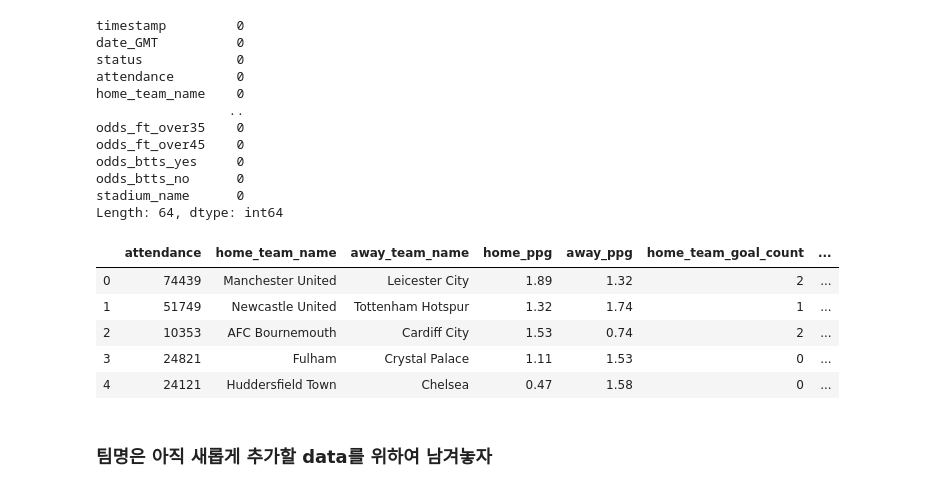
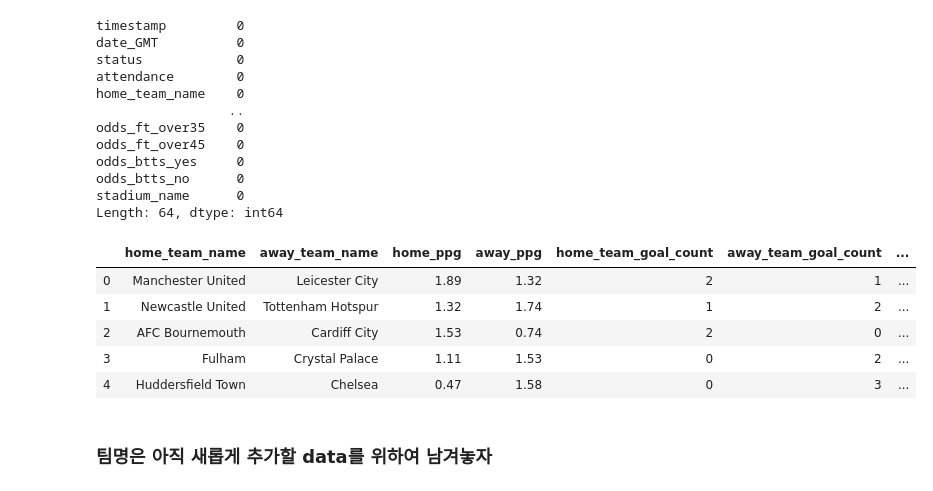
Before and after one commit to kangmincho1/Side-Projects, a Jupyter notebook: classification.ipynb, the cells around one changed output. Cells and saved outputs as stored; diff of their text form; code cells hidden in the pictures.

```diff
--- a/classification.ipynb
+++ b/classification.ipynb
@@ -56,21 +56,21 @@ stadium_name      0
 Length: 64, dtype: int64
 # %%
 # 의미없는 column 삭제
-meaningless_data = ['timestamp', 'date_GMT', 'status', 'referee', 'Game Week', 'Pre-Match PPG (Home)', 'Pre-Match PPG (Away)',                  'average_goals_per_match_pre_match', 'btts_percentage_pre_match', 'over_15_percentage_pre_match', 'over_25_percentage_pre_match', 'over_35_percentage_pre_match', 'over_45_percentage_pre_match', 'over_15_HT_FHG_percentage_pre_match', 'over_05_HT_FHG_percentage_pre_match', 'over_15_2HG_percentage_pre_match', 'over_05_2HG_percentage_pre_match', 'average_corners_per_match_pre_match', 'average_cards_per_match_pre_match', 'odds_ft_over15', 'odds_ft_over25', 'odds_ft_over35', 'odds_ft_over45', 'odds_btts_yes', 'odds_btts_no', 'stadium_name']
+meaningless_data = ['timestamp', 'date_GMT', 'status', 'attendance', 'referee', 'Game Week', 'Pre-Match PPG (Home)', 'Pre-Match PPG (Away)',                  'average_goals_per_match_pre_match', 'btts_percentage_pre_match', 'over_15_percentage_pre_match', 'over_25_percentage_pre_match', 'over_35_percentage_pre_match', 'over_45_percentage_pre_match', 'over_15_HT_FHG_percentage_pre_match', 'over_05_HT_FHG_percentage_pre_match', 'over_15_2HG_percentage_pre_match', 'over_05_2HG_percentage_pre_match', 'average_corners_per_match_pre_match', 'average_cards_per_match_pre_match', 'odds_ft_over15', 'odds_ft_over25', 'odds_ft_over35', 'odds_ft_over45', 'odds_btts_yes', 'odds_btts_no', 'stadium_name']
 
 # 경기시작 전에 알 수 없는 column 삭제(예측을 해야 하기 때문에 경기 기록 data를 사용하면 안된다)
 unknown_data = ['total_goal_count', 'total_goals_at_half_time', 'home_team_goal_count_half_time', 'away_team_goal_count_half_time', 'home_team_goal_timings', 'away_team_goal_timings', 'home_team_corner_count', 'away_team_corner_count', 'home_team_yellow_cards', 'home_team_red_cards', 'away_team_yellow_cards', 'away_team_red_cards', 'home_team_first_half_cards', 'home_team_second_half_cards', 'away_team_first_half_cards', 'away_team_second_half_cards', 'home_team_shots', 'away_team_shots', 'home_team_shots_on_target', 'away_team_shots_on_target', 'home_team_shots_off_target', 'away_team_shots_off_target', 'home_team_fouls', 'away_team_fouls', 'home_team_possession', 'away_team_possession',]
 
 df = df.drop(meaningless_data + unknown_data, axis=1)
 
 df.head()
 # %% [output]
-|  | attendance | home_team_name | away_team_name | home_ppg | away_ppg | home_team_goal_count | ... |
-| 0 | 74439 | Manchester United | Leicester City | 1.89 | 1.32 | 2 | ... |
-| 1 | 51749 | Newcastle United | Tottenham Hotspur | 1.32 | 1.74 | 1 | ... |
-| 2 | 10353 | AFC Bournemouth | Cardiff City | 1.53 | 0.74 | 2 | ... |
-| 3 | 24821 | Fulham | Crystal Palace | 1.11 | 1.53 | 0 | ... |
-| 4 | 24121 | Huddersfield Town | Chelsea | 0.47 | 1.58 | 0 | ... |
+|  | home_team_name | away_team_name | home_ppg | away_ppg | home_team_goal_count | away_team_goal_count | ... |
+| 0 | Manchester United | Leicester City | 1.89 | 1.32 | 2 | 1 | ... |
+| 1 | Newcastle United | Tottenham Hotspur | 1.32 | 1.74 | 1 | 2 | ... |
+| 2 | AFC Bournemouth | Cardiff City | 1.53 | 0.74 | 2 | 0 | ... |
+| 3 | Fulham | Crystal Palace | 1.11 | 1.53 | 0 | 2 | ... |
+| 4 | Huddersfield Town | Chelsea | 0.47 | 1.58 | 0 | 3 | ... |
 # %% [markdown]
 ### 팀명은 아직 새롭게 추가할 data를 위하여 남겨놓자
 # %% [markdown]
```
Also changed, not shown: parts of 14 cells of this notebook.
